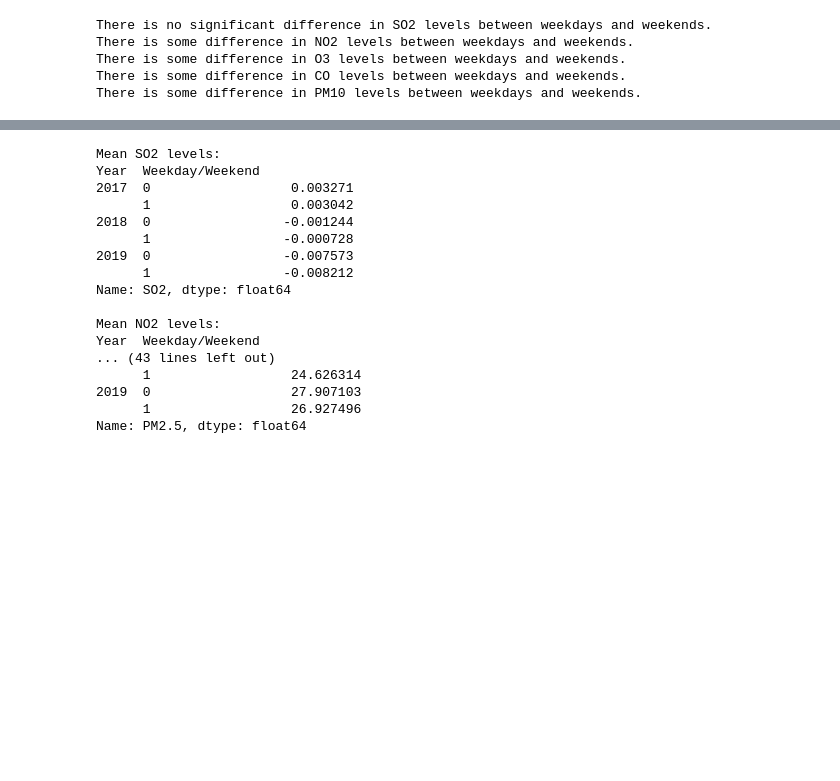
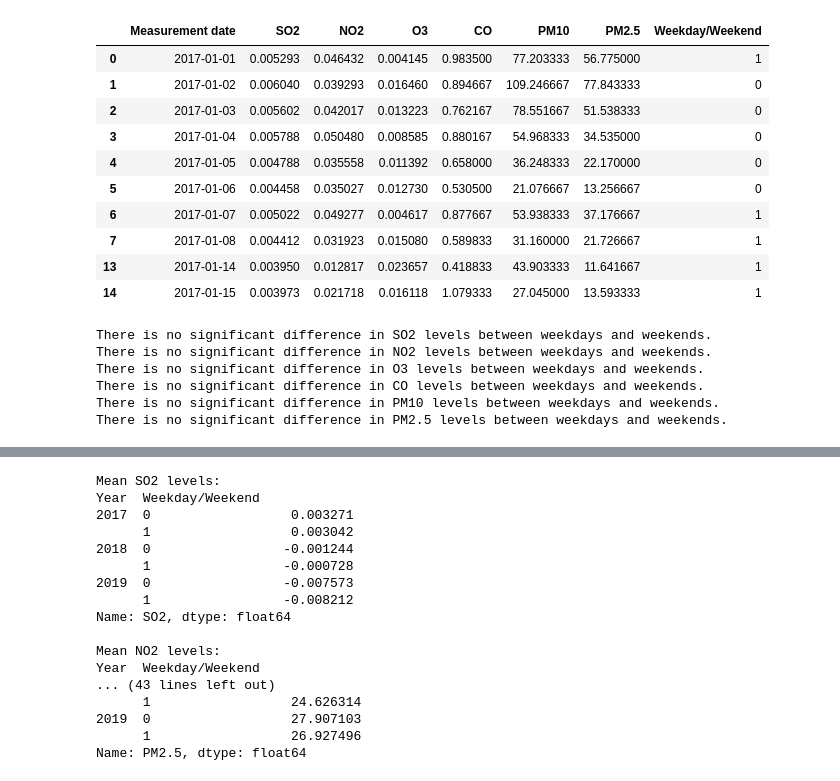
Before and after one commit to alpysbayev/test-task_DS-DE, a Jupyter notebook: ds-bi.ipynb, the cells around one changed output, grey strips where cells are left out. Cells and saved outputs as stored; diff of their text form; code cells hidden in the pictures; blank space fills up the shorter version.

```diff
--- a/ds-bi.ipynb
+++ b/ds-bi.ipynb
@@ -41,9 +70,24 @@ grouped_data = df_summary.groupby('Weekday/Weekend')
+# %%
+grouped_data.head()
+# %% [output]
+|  | Measurement date | SO2 | NO2 | O3 | CO | PM10 | PM2.5 | Weekday/Weekend |
+| 0 | 2017-01-01 | 0.005293 | 0.046432 | 0.004145 | 0.983500 | 77.203333 | 56.775000 | 1 |
+| 1 | 2017-01-02 | 0.006040 | 0.039293 | 0.016460 | 0.894667 | 109.246667 | 77.843333 | 0 |
+| 2 | 2017-01-03 | 0.005602 | 0.042017 | 0.013223 | 0.762167 | 78.551667 | 51.538333 | 0 |
+| 3 | 2017-01-04 | 0.005788 | 0.050480 | 0.008585 | 0.880167 | 54.968333 | 34.535000 | 0 |
+| 4 | 2017-01-05 | 0.004788 | 0.035558 | 0.011392 | 0.658000 | 36.248333 | 22.170000 | 0 |
+| 5 | 2017-01-06 | 0.004458 | 0.035027 | 0.012730 | 0.530500 | 21.076667 | 13.256667 | 0 |
+| 6 | 2017-01-07 | 0.005022 | 0.049277 | 0.004617 | 0.877667 | 53.938333 | 37.176667 | 1 |
+| 7 | 2017-01-08 | 0.004412 | 0.031923 | 0.015080 | 0.589833 | 31.160000 | 21.726667 | 1 |
+| 13 | 2017-01-14 | 0.003950 | 0.012817 | 0.023657 | 0.418833 | 43.903333 | 11.641667 | 1 |
+| 14 | 2017-01-15 | 0.003973 | 0.021718 | 0.016118 | 1.079333 | 27.045000 | 13.593333 | 1 |
 # %%
-# Step 5: Perform statistical testing
-pollutants = ['SO2', 'NO2', 'O3', 'CO', 'PM10']
+from scipy.stats import ttest_ind
+# Perform statistical testing
+pollutants = ['SO2', 'NO2', 'O3', 'CO', 'PM10','PM2.5']
 for pollutant in pollutants:
-    weekday_data = df_summary[df_summary['Weekday/Weekend'] == 0][pollutant]
-    weekend_data = df_summary[df_summary['Weekday/Weekend'] == 1][pollutant]
+    weekday_data = df_day_sum[df_day_sum['Weekday/Weekend'] == 0][pollutant]
+    weekend_data = df_day_sum[df_day_sum['Weekday/Weekend'] == 1][pollutant]
     t_statistic, p_value = ttest_ind(weekday_data, weekend_data)
 
     # Step 6: Interpret the results
@@ -53,10 +97,11 @@ for pollutant in pollutants:
         print(f"There is no significant difference in {pollutant} levels between weekdays and weekends.")
 # %% [output]
 There is no significant difference in SO2 levels between weekdays and weekends.
-There is some difference in NO2 levels between weekdays and weekends.
-There is some difference in O3 levels between weekdays and weekends.
-There is some difference in CO levels between weekdays and weekends.
-There is some difference in PM10 levels between weekdays and weekends.
+There is no significant difference in NO2 levels between weekdays and weekends.
+There is no significant difference in O3 levels between weekdays and weekends.
+There is no significant difference in CO levels between weekdays and weekends.
+There is no significant difference in PM10 levels between weekdays and weekends.
+There is no significant difference in PM2.5 levels between weekdays and weekends.
 # %%
 import seaborn as sns
 
```
Also changed, not shown: parts of 4 cells of this notebook.
